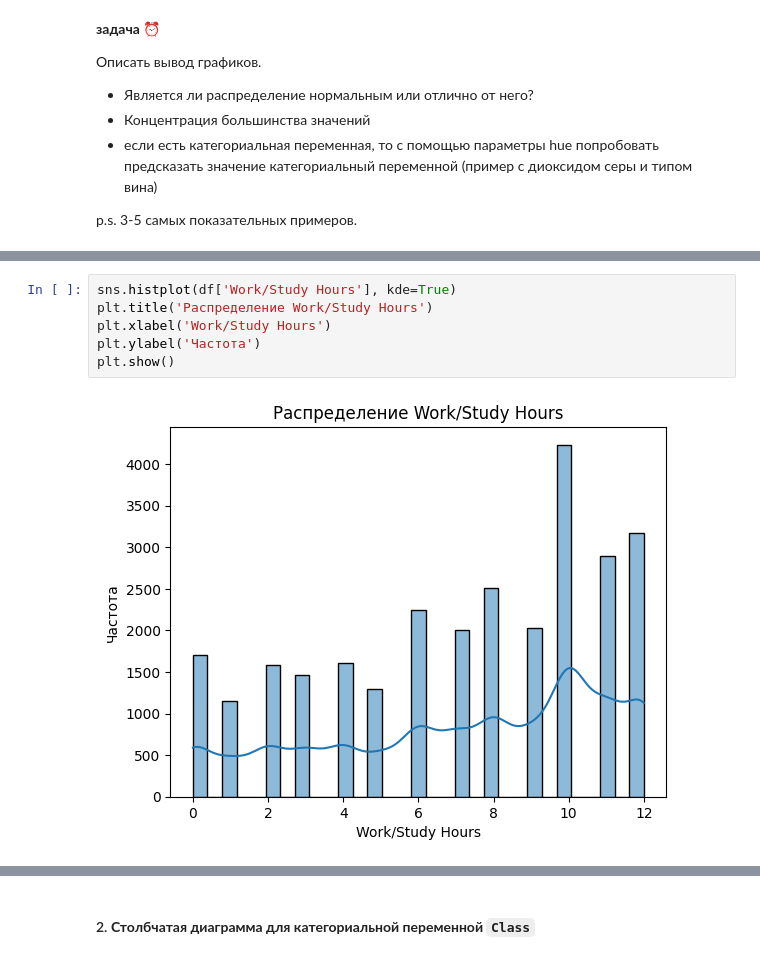
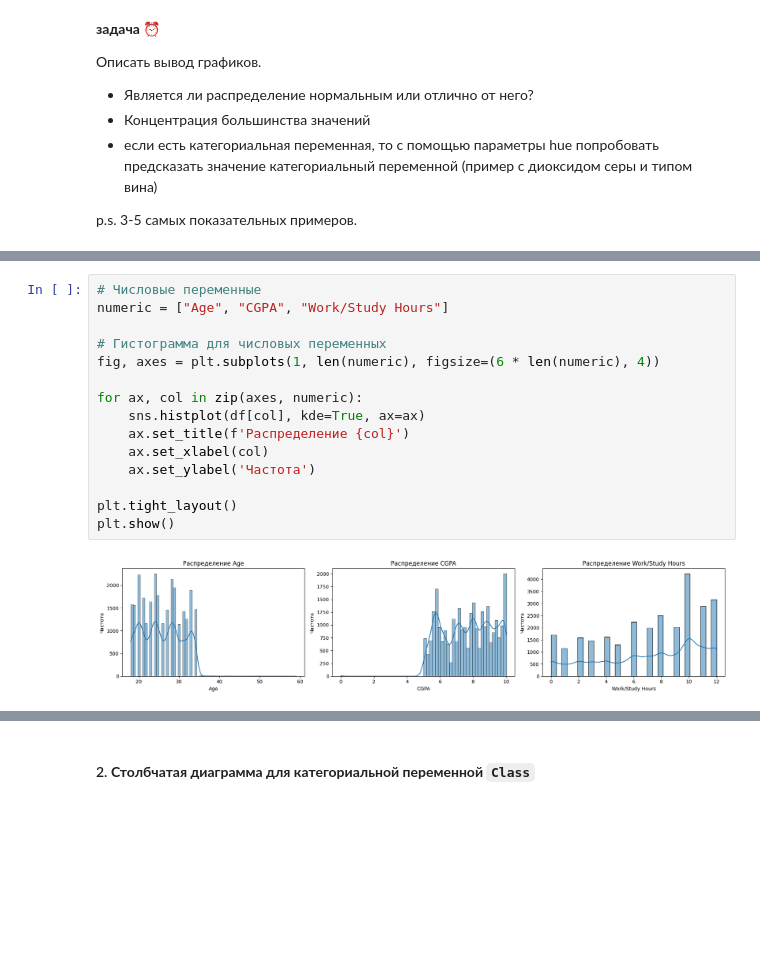
Before and after one commit to Dmtrvna/MML, a Jupyter notebook: Практика_1.ipynb, the cells around one changed output, grey strips where cells are left out. Saved outputs shown, nothing was run; the diff lists cells and outputs as text; blank space fills up the shorter version.

```diff
--- a/Практика_1.ipynb
+++ b/Практика_1.ipynb
@@ -250,8 +233,17 @@ plt.show()
-# %%
-sns.histplot(df['Work/Study Hours'], kde=True)
-plt.title('Распределение Work/Study Hours')
-plt.xlabel('Work/Study Hours')
-plt.ylabel('Частота')
-plt.show()
-# %% [output]
-[figure, removed]
+# %%
+# Числовые переменные
+numeric = ["Age", "CGPA", "Work/Study Hours"]
+
+# Гистограмма для числовых переменных
+fig, axes = plt.subplots(1, len(numeric), figsize=(6 * len(numeric), 4))
+
+for ax, col in zip(axes, numeric):
+    sns.histplot(df[col], kde=True, ax=ax)
+    ax.set_title(f'Распределение {col}')
+    ax.set_xlabel(col)
+    ax.set_ylabel('Частота')
+
+plt.tight_layout()
+plt.show()
+# %% [output]
+[figure, added]
```
Also changed, not shown: parts of 4 cells of this notebook.
